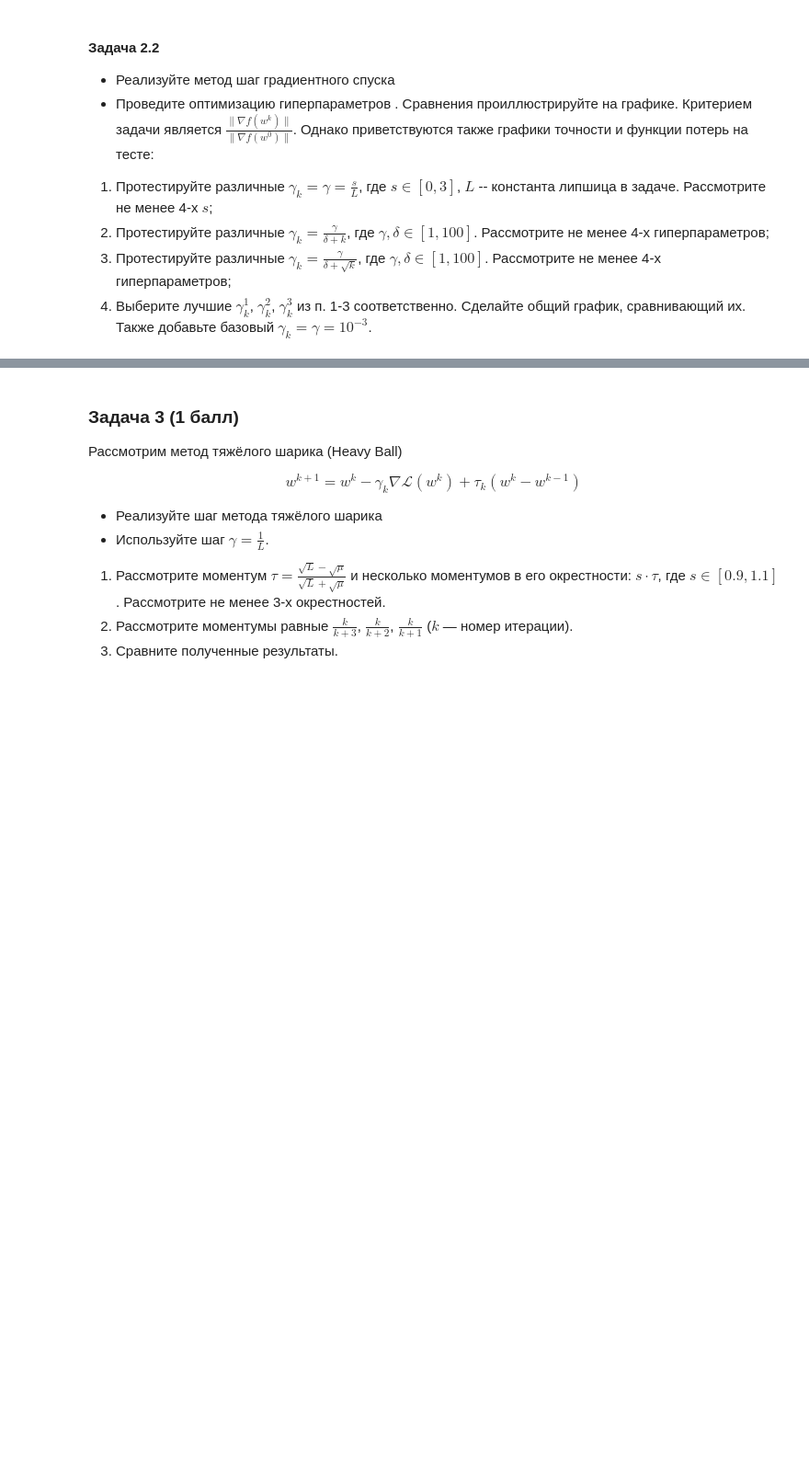
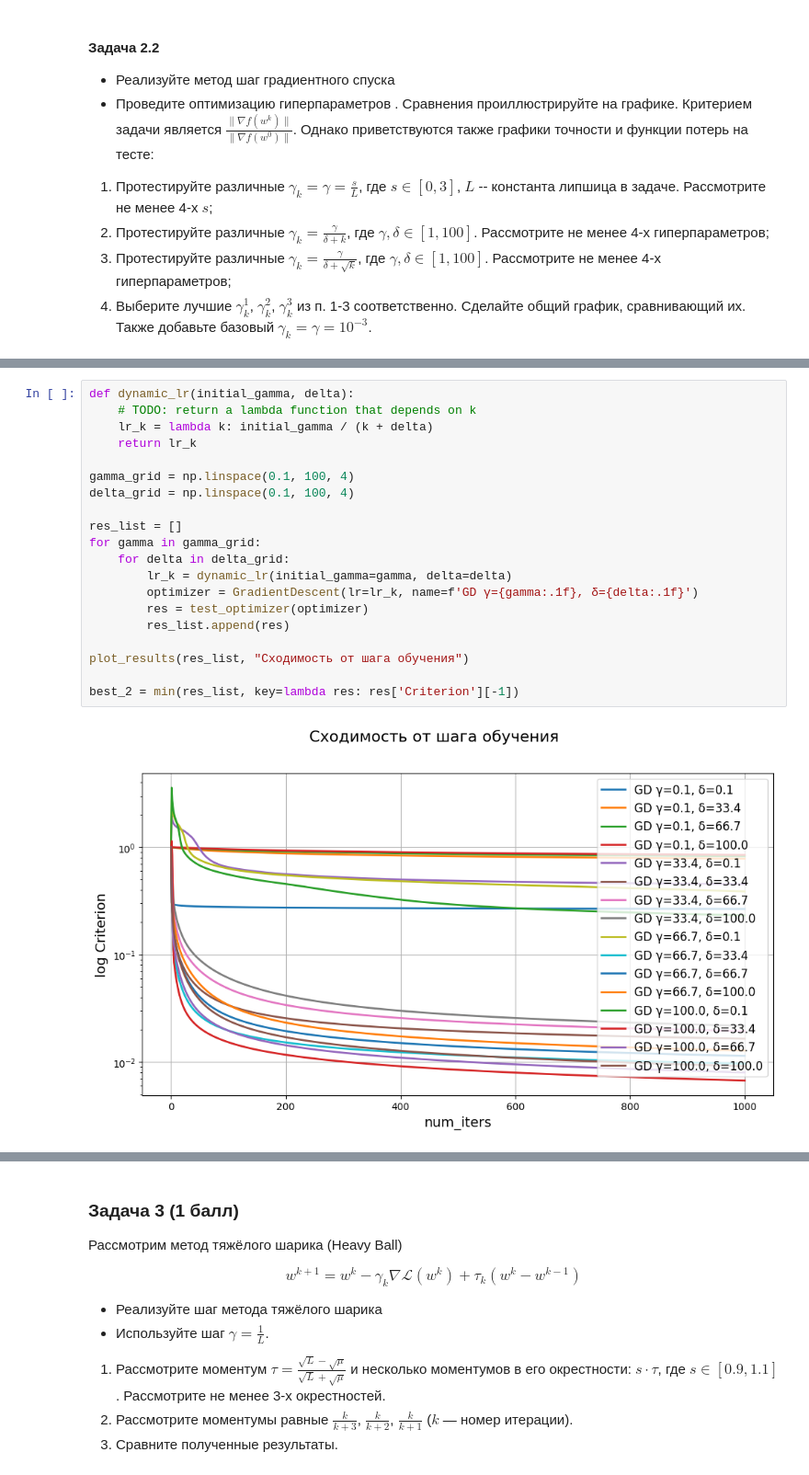
Before and after one commit to denisfeniska/Mipt, a Jupyter notebook: Домашние задания/Домашнее задание 4/Логистическая регрессия. Оптимизация. Подбор гиперараметров.ipynb, the cells around one changed output, grey strips where cells are left out. Shown at 92% size. Saved outputs shown, nothing was run; the diff lists cells and outputs as text; blank space fills up the shorter version.

```diff
--- a/Домашние задания/Домашнее задание 4/Логистическая регрессия. Оптимизация. Подбор гиперараметров.ipynb
+++ b/Домашние задания/Домашнее задание 4/Логистическая регрессия. Оптимизация. Подбор гиперараметров.ipynb
@@ -439,0 +608,22 @@ best_final_gd_res = # put best output here
+# %%
+def dynamic_lr(initial_gamma, delta):
+    # TODO: return a lambda function that depends on k
+    lr_k = lambda k: initial_gamma / (k + delta)
+    return lr_k
+
+gamma_grid = np.linspace(0.1, 100, 4)
+delta_grid = np.linspace(0.1, 100, 4)
+
+res_list = []
+for gamma in gamma_grid:
+    for delta in delta_grid:
+        lr_k = dynamic_lr(initial_gamma=gamma, delta=delta)
+        optimizer = GradientDescent(lr=lr_k, name=f'GD γ={gamma:.1f}, δ={delta:.1f}')
+        res = test_optimizer(optimizer)
+        res_list.append(res)
+
+plot_results(res_list, "Сходимость от шага обучения")
+
+best_2 = min(res_list, key=lambda res: res['Criterion'][-1])
+# %% [output]
+[figure, added]
```
Also changed, not shown: parts of 79 cells of this notebook, 11 other files.
